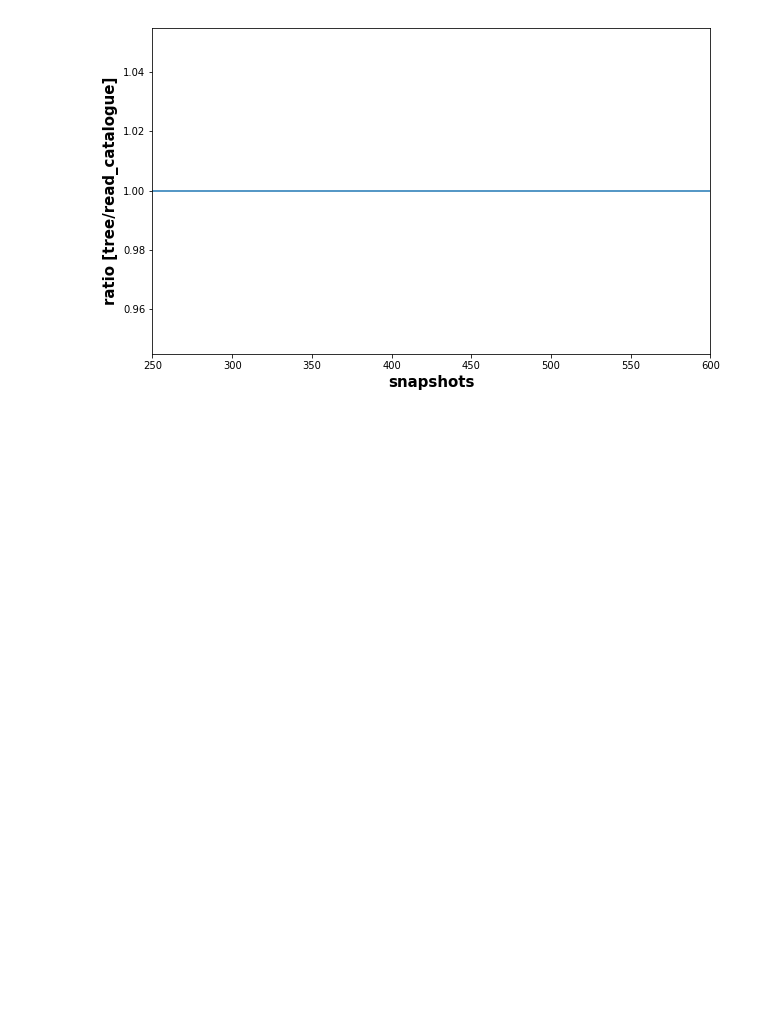
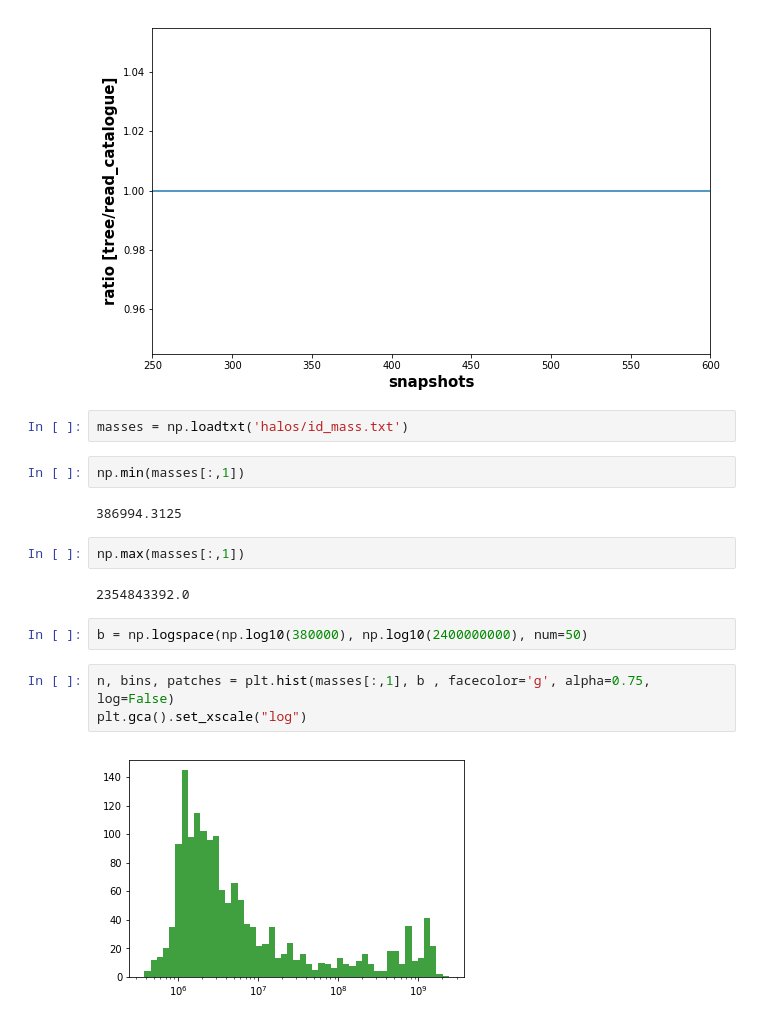
Before and after one commit to nonsk131/darkpy, a Jupyter notebook: stream1.ipynb, the cells around one changed output. Cells and saved outputs as stored; diff of their text form; blank space fills up the shorter version.

```diff
--- a/stream1.ipynb
+++ b/stream1.ipynb
@@ -437,3 +437,20 @@ ax.set_xlim((250,600))
 plt.savefig('halos_diff.png', dpi=300)
 # %% [output]
 [figure]
+# %%
+masses = np.loadtxt('halos/id_mass.txt')
+# %%
+np.min(masses[:,1])
+# %% [output]
+386994.3125
+# %%
+np.max(masses[:,1])
+# %% [output]
+2354843392.0
+# %%
+b = np.logspace(np.log10(380000), np.log10(2400000000), num=50)
+# %%
+n, bins, patches = plt.hist(masses[:,1], b , facecolor='g', alpha=0.75, log=False)
+plt.gca().set_xscale("log")
+# %% [output]
+[figure, added]
```
Also changed, not shown: parts of 1 cell of this notebook, 1 other file.
